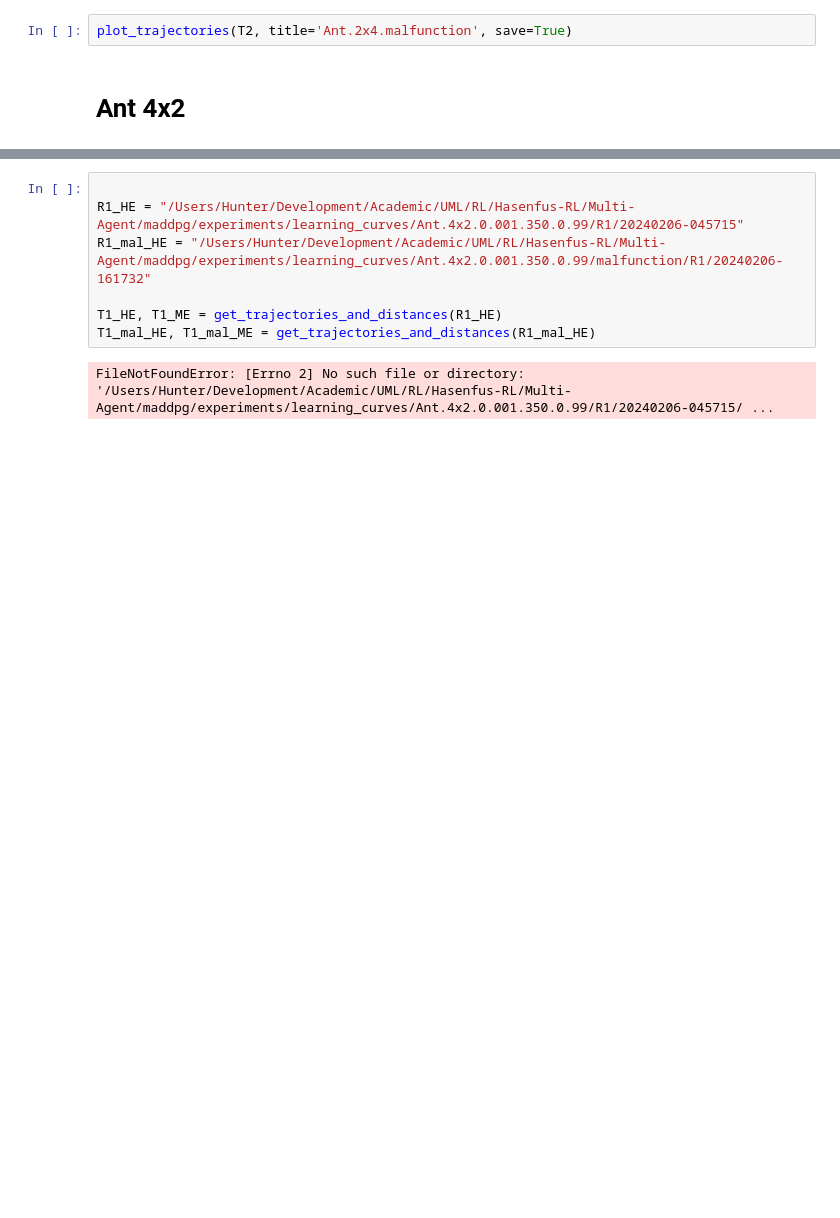
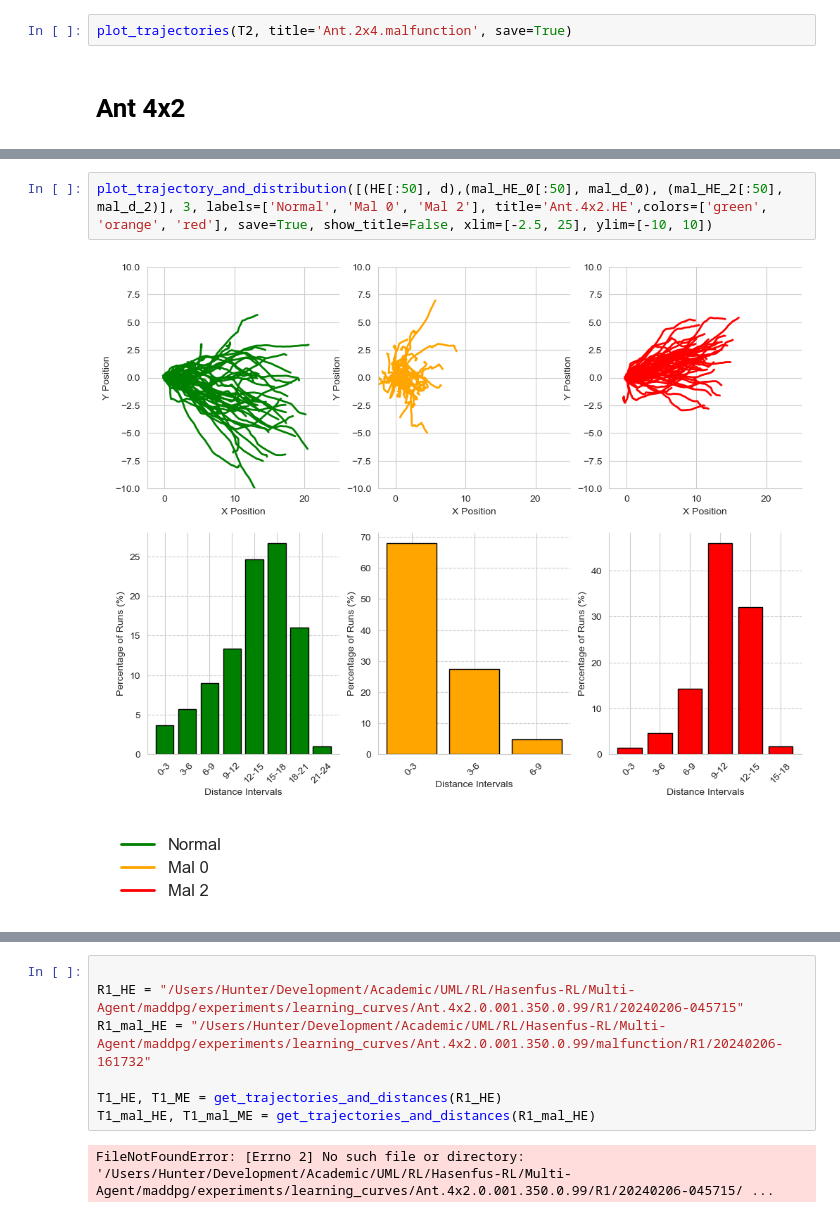
Before and after one commit to Hasenfus/maddpg, a Jupyter notebook: experiments/Analysis/MMJC-trajectories.ipynb, the cells around one changed output, grey strips where cells are left out. Drawn from its saved outputs; the diff is of its cells as text; blank space fills up the shorter version.

```diff
--- a/experiments/Analysis/MMJC-trajectories.ipynb
+++ b/experiments/Analysis/MMJC-trajectories.ipynb
@@ -50,0 +51,5 @@ plot_distance_distribution(mal_d_2, interval_width=2, save=True, title='Ant.4x2.
+# %%
+plot_trajectory_and_distribution([(HE[:50], d),(mal_HE_0[:50], mal_d_0), (mal_HE_2[:50], mal_d_2)], 3, labels=['Normal', 'Mal 0', 'Mal 2'], title='Ant.4x2.HE',colors=['green', 'orange', 'red'], save=True, show_title=False, xlim=[-2.5, 25], ylim=[-10, 10])
+# %% [output]
+[figure, added]
+[figure, added]
```
Also changed, not shown: parts of 18 cells of this notebook, 44 other files.
